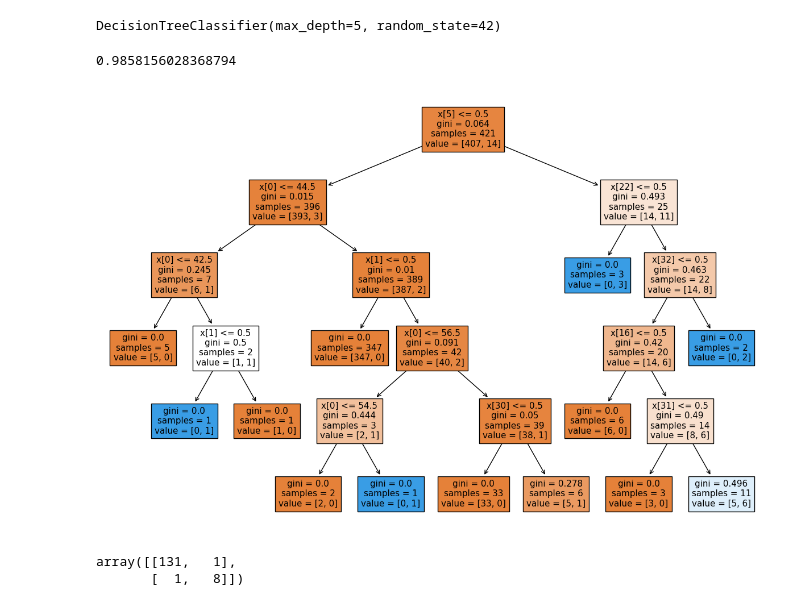
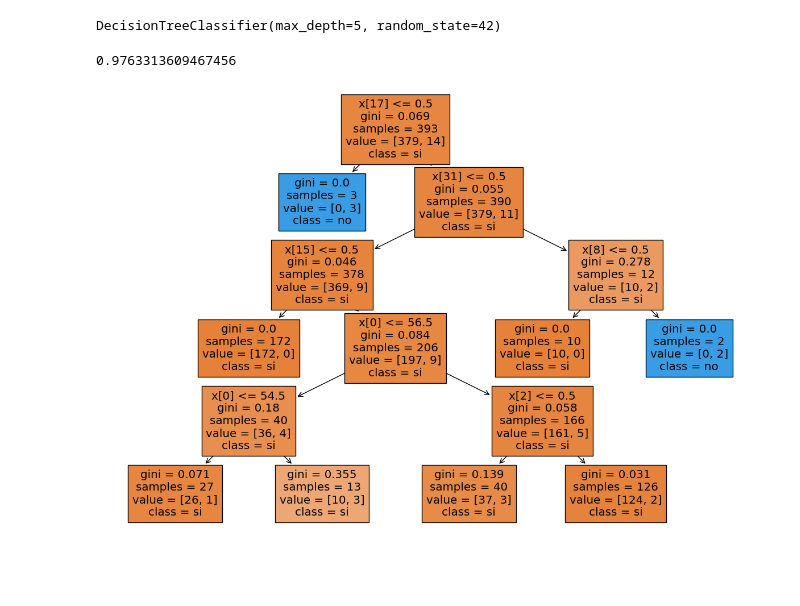
Before and after one commit to jonathancastillo185/Proyecto-Integrador---m6, a Jupyter notebook: Propuesta 1/Modelamiento.ipynb, the cells around one changed output. Cells and saved outputs as stored; diff of their text form; code cells hidden in the pictures; blank space fills up the shorter version.

```diff
--- a/Propuesta 1/Modelamiento.ipynb
+++ b/Propuesta 1/Modelamiento.ipynb
@@ -17,7 +16,7 @@ data = pd.read_csv('Preparados.csv')
 # %% [markdown]
  Fue definido como caso aquel paciente que fue sometido a biopsia prostática y que en un periodo máximo de 30 días posteriores al procedimiento presentó fiebre, infección urinaria o sepsis; requiriendo manejo médico ambulatorio u hospitalizado para la resolución de la complicación y como control al paciente que fue sometido a biopsia prostática y que no presentó complicaciones infecciosas en el período de 30 días posteriores al procedimiento.
 # %%
-data.drop(columns=['DIAS HOSPITALIZACION MQ','DIAS HOSPITALIZACIÓN UPC','PSA'],inplace=True)
+data.drop(columns=['DIAS HOSPITALIZACION MQ','DIAS HOSPITALIZACIÓN UPC','PSA','FIEBRE'],inplace=True)
 # %%
 data.info()
 # %% [output]
@@ -49,7 +48,7 @@ data.drop(columns=["HOSPITALIZACION"], inplace=True)
 
 X = data
 # %%
-X_train, X_test, y_train, y_test = train_test_split(X, y, test_size = 0.25, random_state = 42)
+X_train, X_test, y_train, y_test = train_test_split(X, y, test_size = 0.30, random_state = 42)
 # %%
 clf = DecisionTreeClassifier(max_depth = 5, random_state = 42)
 # %%
@@ -64,17 +63,11 @@ score = accuracy_score(evaluacion,y_test)
 
 score
 # %% [output]
-0.9858156028368794
+0.9763313609467456
 # %%
 plt.figure(figsize=(15, 10))  # Ajusta el tamaño de la figura según tus preferencias
 from sklearn.tree import plot_tree
-plot_tree(clf, filled=True, feature_names=None, class_names=None)  # Puedes proporcionar nombres de características y clases si es necesario
+plot_tree(clf, filled=True, feature_names=None, class_names=['si','no'])  # Puedes proporcionar nombres de características y clases si es necesario
 plt.show()
 # %% [output]
-[figure, old version]
+[figure, new version]
-# %%
-matrix = confusion_matrix(evaluacion,y_test)
-matrix
-# %% [output]
-array([[131,   1],
-       [  1,   8]])
```
Also changed, not shown: parts of 4 cells of this notebook, 1 other file.
